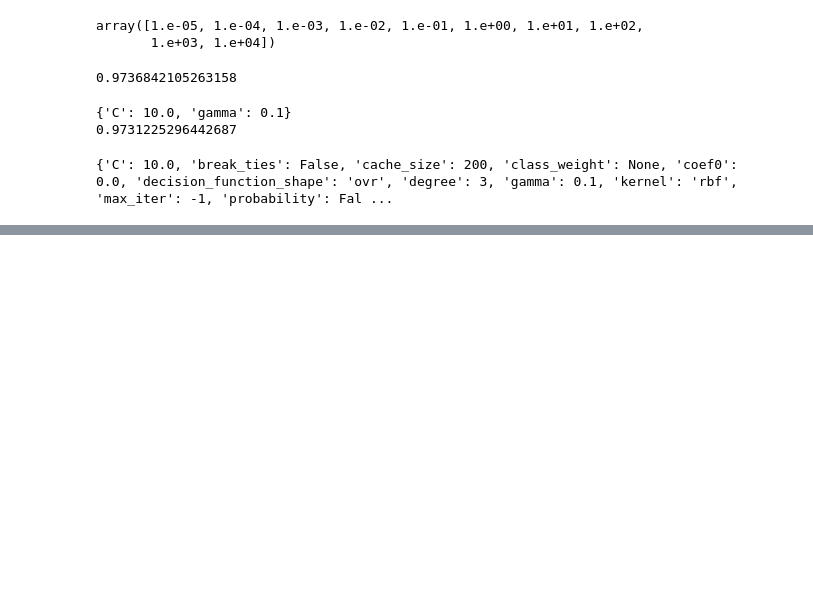
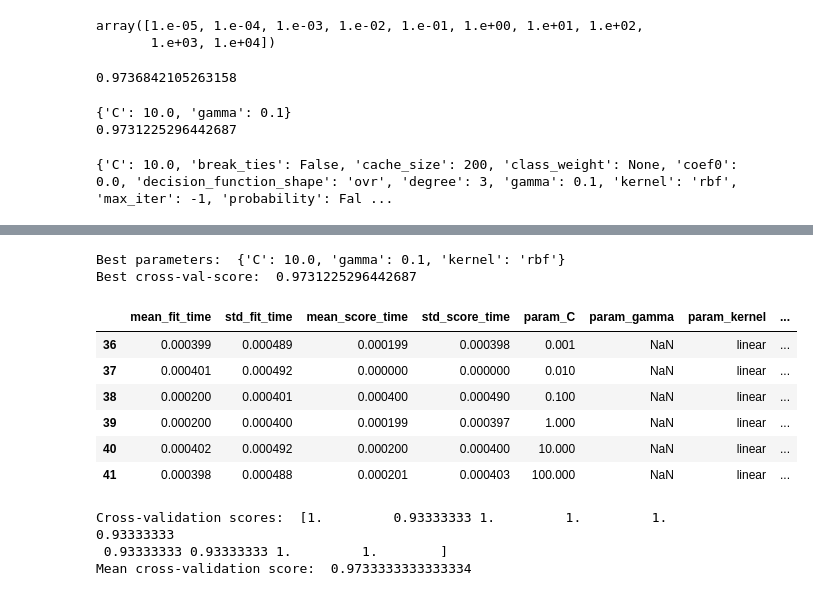
Before and after one commit to CHU1PC/Introduction-to-ML-with-python, a Jupyter notebook: chap/five/gird_search.ipynb, the cells around one changed output, grey strips where cells are left out. Drawn from its saved outputs; the diff is of its cells as text; code cells hidden in the pictures; blank space fills up the shorter version.

```diff
--- a/chap/five/gird_search.ipynb
+++ b/chap/five/gird_search.ipynb
@@ -171,0 +175,45 @@ plt.show()
+# %%
+X_train, X_test, y_train, y_test = train_test_split(iris["data"], iris["target"], random_state=0)
+
+param_grid = [{"kernel": ["rbf"],
+               "C": np.logspace(-3, 2, num=6),
+               "gamma": np.logspace(-3, 2, num=6)},
+              {"kernel": ["linear"],
+               "C": np.logspace(-3, 2, num=6)}]
+
+
+grid_search = GridSearchCV(SVC(), param_grid=param_grid, cv=5)
+grid_search.fit(X_train, y_train)
+
+print("Best parameters: ", grid_search.best_params_)
+print("Best cross-val-score: ", grid_search.best_score_)
+# %% [output]
+Best parameters:  {'C': 10.0, 'gamma': 0.1, 'kernel': 'rbf'}
+Best cross-val-score:  0.9731225296442687
+# %%
+cv_results = pd.DataFrame(grid_search.cv_results_)
+cv_results[cv_results["param_kernel"] == "linear"]
+# %% [output]
+|  | mean_fit_time | std_fit_time | mean_score_time | std_score_time | param_C | param_gamma | param_kernel | ... |
+| 36 | 0.000399 | 0.000489 | 0.000199 | 0.000398 | 0.001 | NaN | linear | ... |
+| 37 | 0.000401 | 0.000492 | 0.000000 | 0.000000 | 0.010 | NaN | linear | ... |
+| 38 | 0.000200 | 0.000401 | 0.000400 | 0.000490 | 0.100 | NaN | linear | ... |
+| 39 | 0.000200 | 0.000400 | 0.000199 | 0.000397 | 1.000 | NaN | linear | ... |
+| 40 | 0.000402 | 0.000492 | 0.000200 | 0.000400 | 10.000 | NaN | linear | ... |
+| 41 | 0.000398 | 0.000488 | 0.000201 | 0.000403 | 100.000 | NaN | linear | ... |
+# %%
+from sklearn.model_selection import cross_val_predict, GridSearchCV
+from sklearn.svm import SVC
+
+param_grid = {"C": [1],
+              "gamma": [0.1]}
+
+#
+scores = cross_val_score(GridSearchCV(SVC(), param_grid, cv=10),
+                         iris["data"], iris["target"], cv=10)
+print("Cross-validation scores: ", scores)
+print("Mean cross-validation score: ", scores.mean())
+# %% [output]
+Cross-validation scores:  [1.         0.93333333 1.         1.         1.         0.93333333
+ 0.93333333 0.93333333 1.         1.        ]
+Mean cross-validation score:  0.9733333333333334
```
Also changed, not shown: parts of 4 cells of this notebook.
